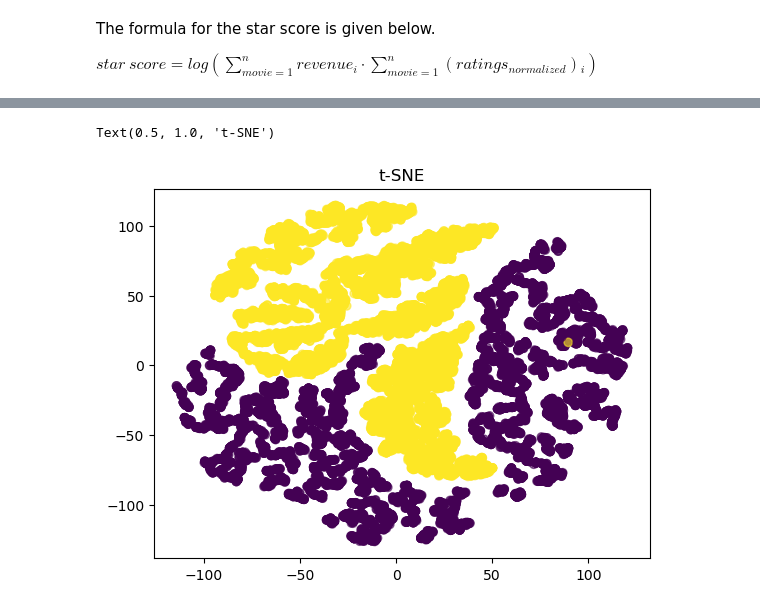
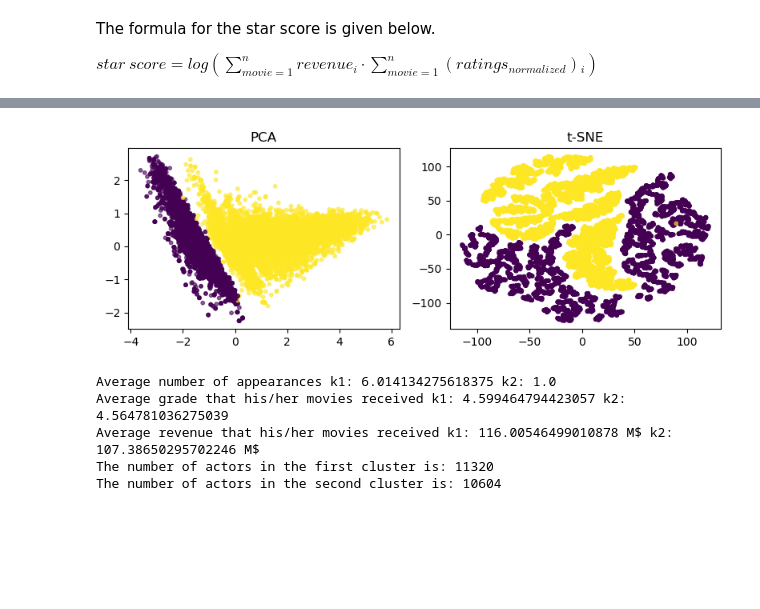
Before and after one commit to louisleger/ada-final-project, a Jupyter notebook: src/star_score.ipynb, the cells around one changed output, grey strips where cells are left out. Cells and saved outputs as stored; diff of their text form; code cells hidden in the pictures; blank space fills up the shorter version.

Commit message:
'clustering'

```diff
--- a/src/star_score.ipynb
+++ b/src/star_score.ipynb
@@ -273,11 +233,19 @@ plt.show()
 from sklearn.manifold import TSNE
 
 X_reduced_tsne = TSNE(n_components=2, init='random', learning_rate='auto', random_state=0).fit_transform(X)
-# %%
-# Plot the data reduced in 2d space with t-SNE
-plt.scatter(X_reduced_tsne[:,0], X_reduced_tsne[:,1], c=labels, alpha=0.6) #add c=labels to visualize cluster colors (if you clustered before)
-plt.title("t-SNE")
-plt.show()
-# %% [output]
-Text(0.5, 1.0, 't-SNE')
-[figure, removed]
+# %%
+#2 subplots
+fig, ax = plt.subplots(1,2, figsize=(8,3))
+
+sbplt = ax[0]
+sbplt.scatter(X_reduced_pca[:,0], X_reduced_pca[:,1],c=labels, alpha=0.6, s=10)
+sbplt.set_title("PCA")
+
+sbplt = ax[1]
+sbplt.scatter(X_reduced_tsne[:,0], X_reduced_tsne[:,1], c=labels, alpha=0.6, s=10)
+sbplt.set_title("t-SNE")
+
+fig.tight_layout()
+plt.show()
+# %% [output]
+[figure, added]
@@ -283,0 +259,17 @@ Text(0.5, 1.0, 't-SNE')
+# %%
+#analysis of the clusters
+print('Average number of appearances ' + 'k1: ' + str(k1.appearances.mean())
+      + ' k2: ' + str(k2.appearances.mean()))
+print('Average grade that his/her movies received ' + 'k1: ' + str((k1.grade_sum/k1.appearances).mean())
+      + ' k2: ' + str((k2.grade_sum/k2.appearances).mean()))
+print('Average revenue that his/her movies received ' + 'k1: ' + str((k1.rev_sum/k1.appearances).mean()/1e6) + ' M$'
+      + ' k2: ' + str((k2.rev_sum/k2.appearances).mean()/1e6) + ' M$')
+
+print('The number of actors in the first cluster is: ' + str(len(k1)))
+print('The number of actors in the second cluster is: ' + str(len(k2)))
+# %% [output]
+Average number of appearances k1: 6.014134275618375 k2: 1.0
+Average grade that his/her movies received k1: 4.599464794423057 k2: 4.564781036275039
+Average revenue that his/her movies received k1: 116.00546499010878 M$ k2: 107.38650295702246 M$
+The number of actors in the first cluster is: 11320
+The number of actors in the second cluster is: 10604
```
Also changed, not shown: parts of 18 cells of this notebook.
